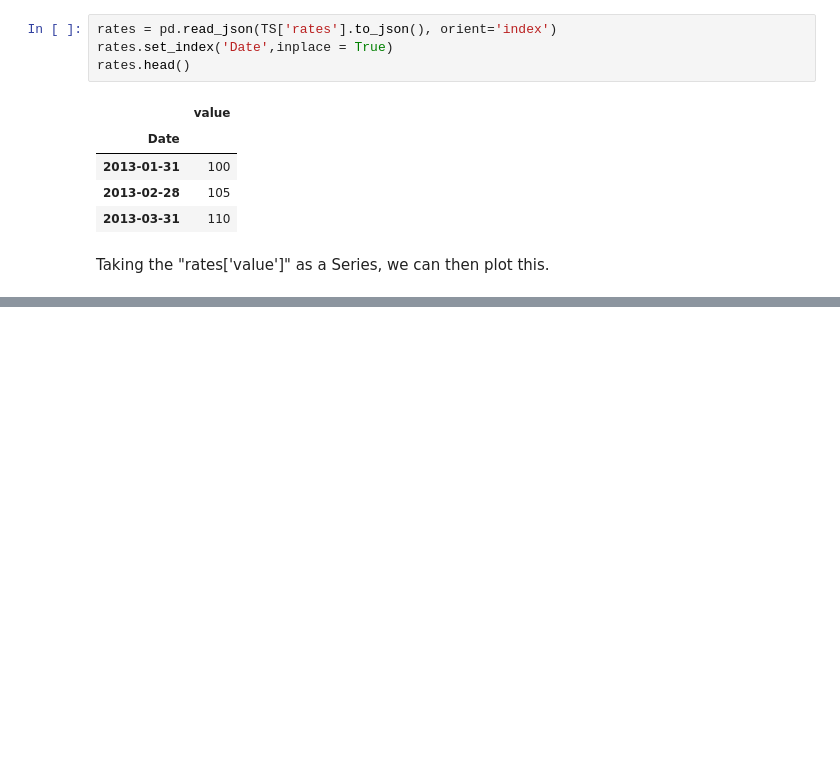
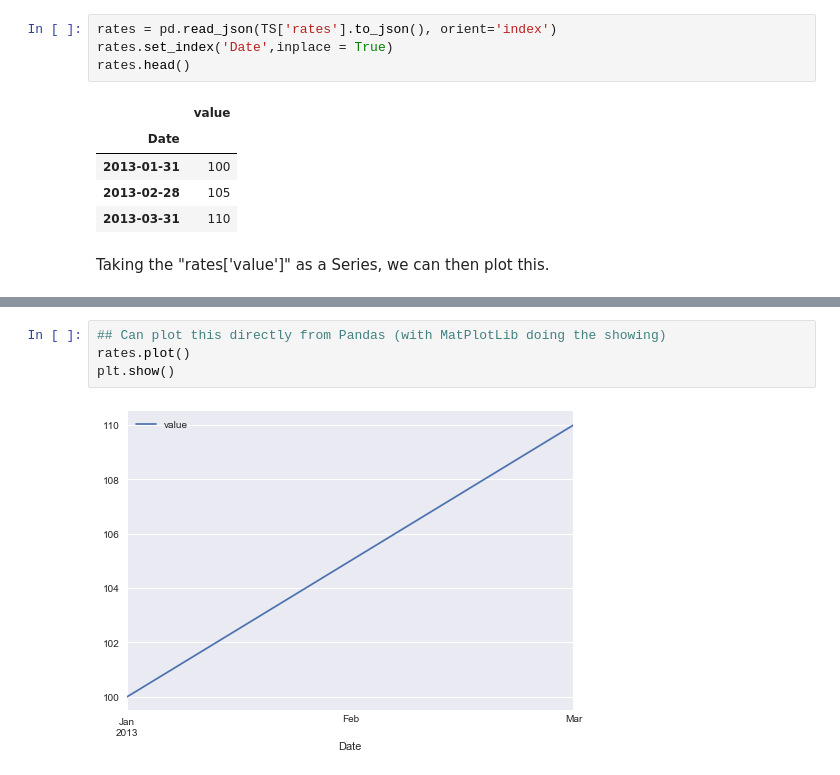
Before and after one commit to calvinrs/mdy-workbooks, a Jupyter notebook: Time Series import into Python.ipynb, the cells around one changed output, grey strips where cells are left out. Cells and saved outputs as stored; diff of their text form; blank space fills up the shorter version.

```diff
--- a/Time Series import into Python.ipynb
+++ b/Time Series import into Python.ipynb
@@ -76,0 +82,6 @@ plt.show()
+# %%
+## Can plot this directly from Pandas (with MatPlotLib doing the showing)
+rates.plot()
+plt.show()
+# %% [output]
+[figure, added]
```
Also changed, not shown: parts of 2 cells of this notebook, 1 other file.
